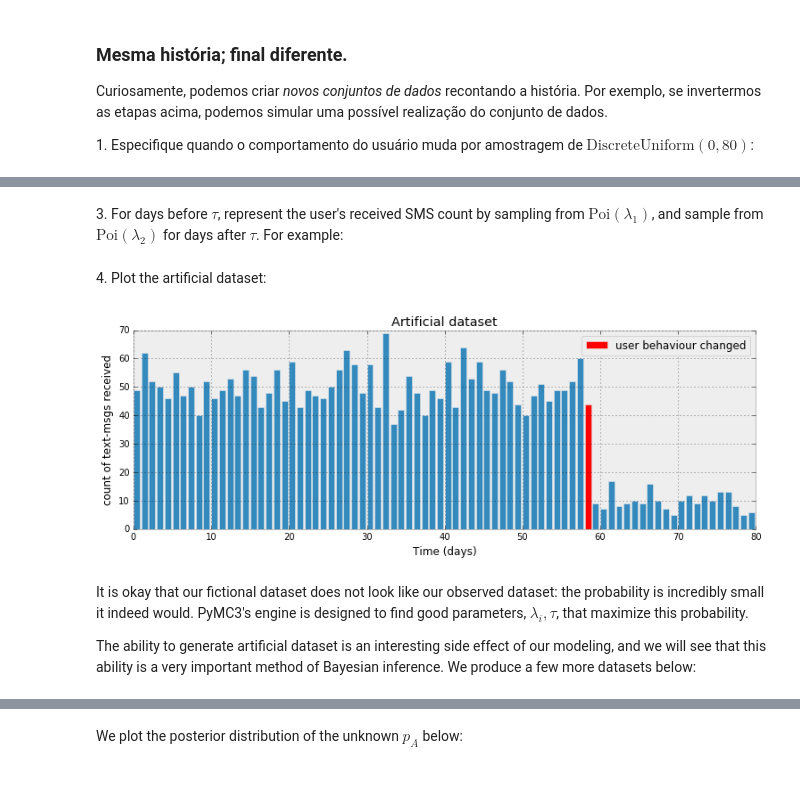
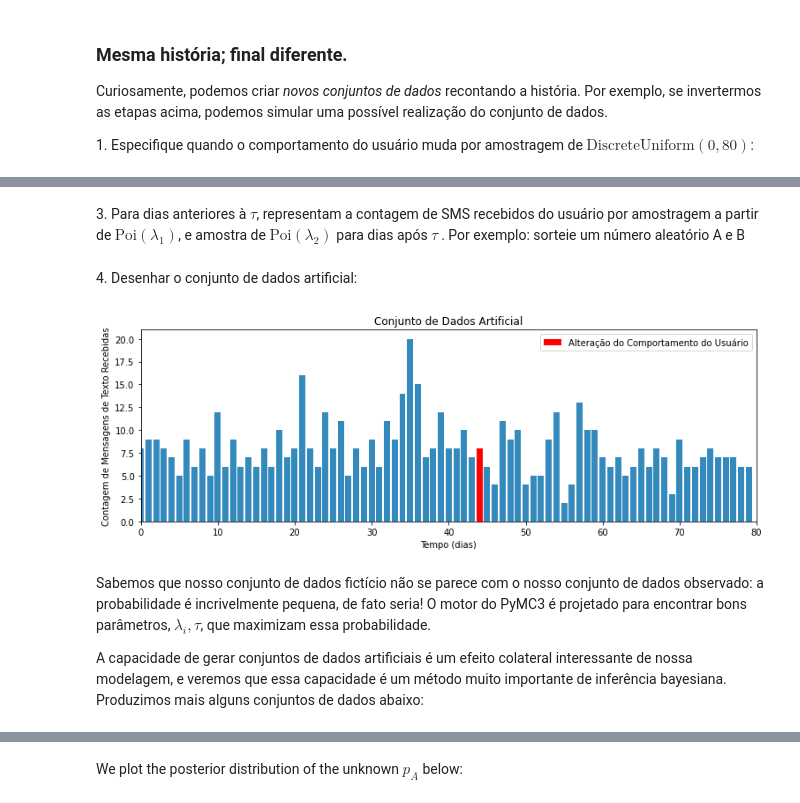
Before and after one commit to rodolphomacedo/Probabilistic-Programming-and-Bayesian-Methods-for-Hackers, a Jupyter notebook: Chapter2_MorePyMC/Ch2_MorePyMC_PyMC3_pt_BR.ipynb, the cells around one changed output, grey strips where cells are left out. Saved outputs shown, nothing was run; the diff lists cells and outputs as text; code cells hidden in the pictures.

```diff
--- a/Chapter2_MorePyMC/Ch2_MorePyMC_PyMC3_pt_BR.ipynb
+++ b/Chapter2_MorePyMC/Ch2_MorePyMC_PyMC3_pt_BR.ipynb
@@ -278,24 +280,23 @@ print(lambda_1, lambda_2)
-# %% [markdown]
-3\.  For days before $\tau$, represent the user's received SMS count by sampling from $\text{Poi}(\lambda_1)$, and sample from  $\text{Poi}(\lambda_2)$ for days after $\tau$. For example:
+# %% [markdown]
+3\. Para dias anteriores à $\tau$, representam a contagem de SMS recebidos do usuário por amostragem a partir de $\text{Poi} (\lambda_1)$, e amostra de $\text{Poi} (\lambda_2)$ para dias após $\tau$ . Por exemplo: sorteie um número aleatório A e B
 # %%
 data = np.r_[stats.poisson.rvs(mu=lambda_1, size=tau), stats.poisson.rvs(mu=lambda_2, size = 80 - tau)]
-# %% [markdown]
-4\. Plot the artificial dataset:
+# %% [markdown]
+4\. Desenhar o conjunto de dados artificial:
 # %%
 plt.bar(np.arange(80), data, color="#348ABD")
-plt.bar(tau-1, data[tau - 1], color="r", label="user behaviour changed")
-plt.xlabel("Time (days)")
-plt.ylabel("count of text-msgs received")
-plt.title("Artificial dataset")
+plt.bar(tau-1, data[tau - 1], color="r", label="Alteração do Comportamento do Usuário")
+plt.xlabel("Tempo (dias)")
+plt.ylabel("Contagem de Mensagens de Texto Recebidas")
+plt.title("Conjunto de Dados Artificial")
 plt.xlim(0, 80)
 plt.legend();
 # %% [output]
-[figure, old version]
+[figure, new version]
-# %% [markdown]
-It is okay that our fictional dataset does not look like our observed dataset: the probability is incredibly small it indeed would. PyMC3's engine is designed to find good parameters, $\lambda_i, \tau$, that maximize this probability.
-
-
-The ability to generate artificial dataset is an interesting side effect of our modeling, and we will see that this ability is a very important method of Bayesian inference. We produce a few more datasets below:
+# %% [markdown]
+Sabemos que nosso conjunto de dados fictício não se parece com o nosso conjunto de dados observado: a probabilidade é incrivelmente pequena, de fato seria! O motor do PyMC3 é projetado para encontrar bons parâmetros, $\lambda_i, \tau$, que maximizam essa probabilidade.
+
+A capacidade de gerar conjuntos de dados artificiais é um efeito colateral interessante de nossa modelagem, e veremos que essa capacidade é um método muito importante de inferência bayesiana. Produzimos mais alguns conjuntos de dados abaixo:
 # %%
 def plot_artificial_sms_dataset():
     tau = stats.randint.rvs(0, 80)
```
Also changed, not shown: parts of 97 cells of this notebook.
